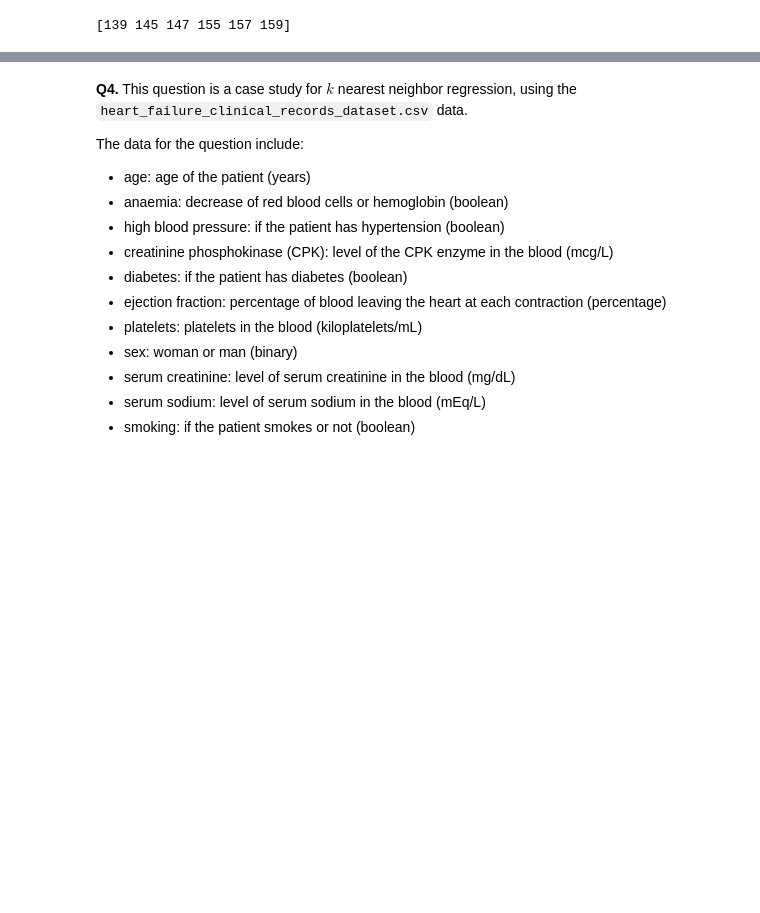
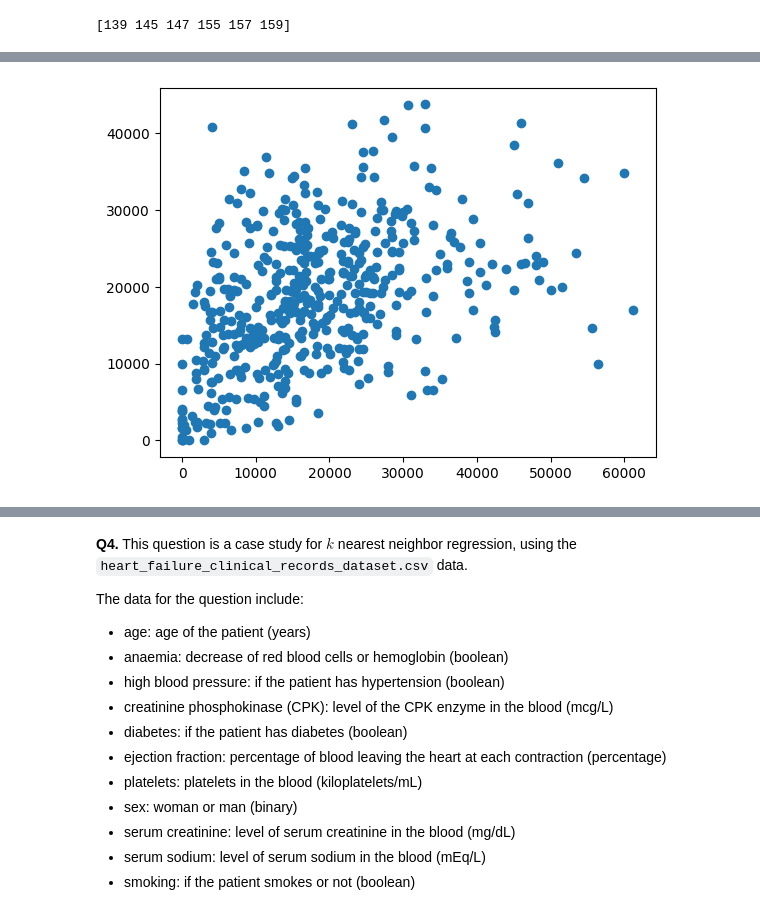
Before and after one commit to IsaacJihwanYoo795/undergrad_ml_assignments, a Jupyter notebook: 02_assignment_knn.ipynb, the cells around one changed output, grey strips where cells are left out. Cells and saved outputs as stored; diff of their text form; code cells hidden in the pictures; blank space fills up the shorter version.

```diff
--- a/02_assignment_knn.ipynb
+++ b/02_assignment_knn.ipynb
@@ -213,0 +231,94 @@ The target variable `y` is `price` and the features are `year` and `mileage`.
+# %%
+import numpy as np
+import pandas as pd
+import seaborn as sns
+import matplotlib.pyplot as plt
+
+df = pd.read_csv("/content/data/USA_cars_datasets.csv")
+print(df.head())
+
+df = df[["price", "year", "mileage"]]
+print(df.head())
+print(df)
+
+print(df.isna().sum())
+
+from sklearn.neighbors import KNeighborsRegressor
+from sklearn.model_selection import train_test_split
+
+def minmax(x):
+    u = (x-min(x))/(max(x)-min(x))
+    return u
+
+y = df["price"]
+ctrl_list = ["year", "mileage"]
+x = df.loc[:, ctrl_list]
+u = x.apply(minmax)
+
+u_train, u_test, y_train, y_test = train_test_split(u, y, test_size=.2, random_state=100)
+
+def mse(y_test,y_hat):
+    mse = np.sum( (y_test - y_hat) ** 2 )/len(y_test)
+    return mse
+
+k1 = 3
+k2 = 10
+k3 = 25
+k4 = 50
+k5 = 100
+k6 = 300
+
+model = KNeighborsRegressor(n_neighbors = k1)
+model = model.fit(u_train,y_train)
+y_hat = model.predict(u_test)
+error = mse(y_test, y_hat)
+print(error)
+
+plt.scatter(y_test, y_hat)
+plt.show()
+
+model = KNeighborsRegressor(n_neighbors = k2)
+model = model.fit(u_train,y_train)
+y_hat = model.predict(u_test)
+error = mse(y_test, y_hat)
+print(error)
+
+plt.scatter(y_test, y_hat)
+plt.show()
+
+model = KNeighborsRegressor(n_neighbors = k3)
+model = model.fit(u_train,y_train)
+y_hat = model.predict(u_test)
+error = mse(y_test, y_hat)
+print(error)
+
+plt.scatter(y_test, y_hat)
+plt.show()
+
+model = KNeighborsRegressor(n_neighbors = k4)
+model = model.fit(u_train,y_train)
+y_hat = model.predict(u_test)
+error = mse(y_test, y_hat)
+print(error)
+
+plt.scatter(y_test, y_hat)
+plt.show()
+
+model = KNeighborsRegressor(n_neighbors = k5)
+model = model.fit(u_train,y_train)
+y_hat = model.predict(u_test)
+error = mse(y_test, y_hat)
+print(error)
+
+plt.scatter(y_test, y_hat)
+plt.show()
+
+model = KNeighborsRegressor(n_neighbors = k6)
+model = model.fit(u_train,y_train)
+y_hat = model.predict(u_test)
+error = mse(y_test, y_hat)
+print(error)
+
+plt.scatter(y_test, y_hat)
+plt.show()
+# %% [output]
@@ -213,0 +342 @@ The target variable `y` is `price` and the features are `year` and `mileage`.
+[figure, added]
```
Also changed, not shown: parts of 10 cells of this notebook.
